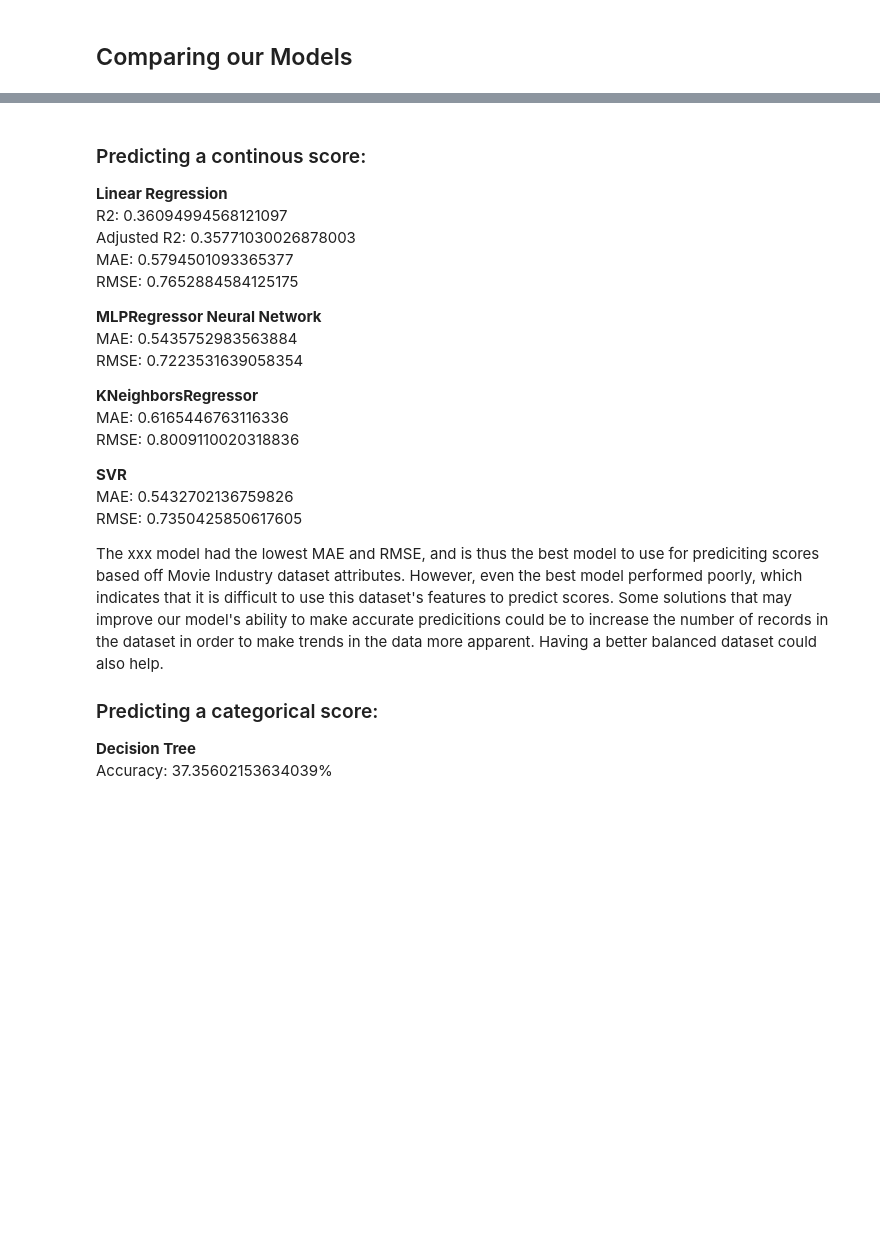
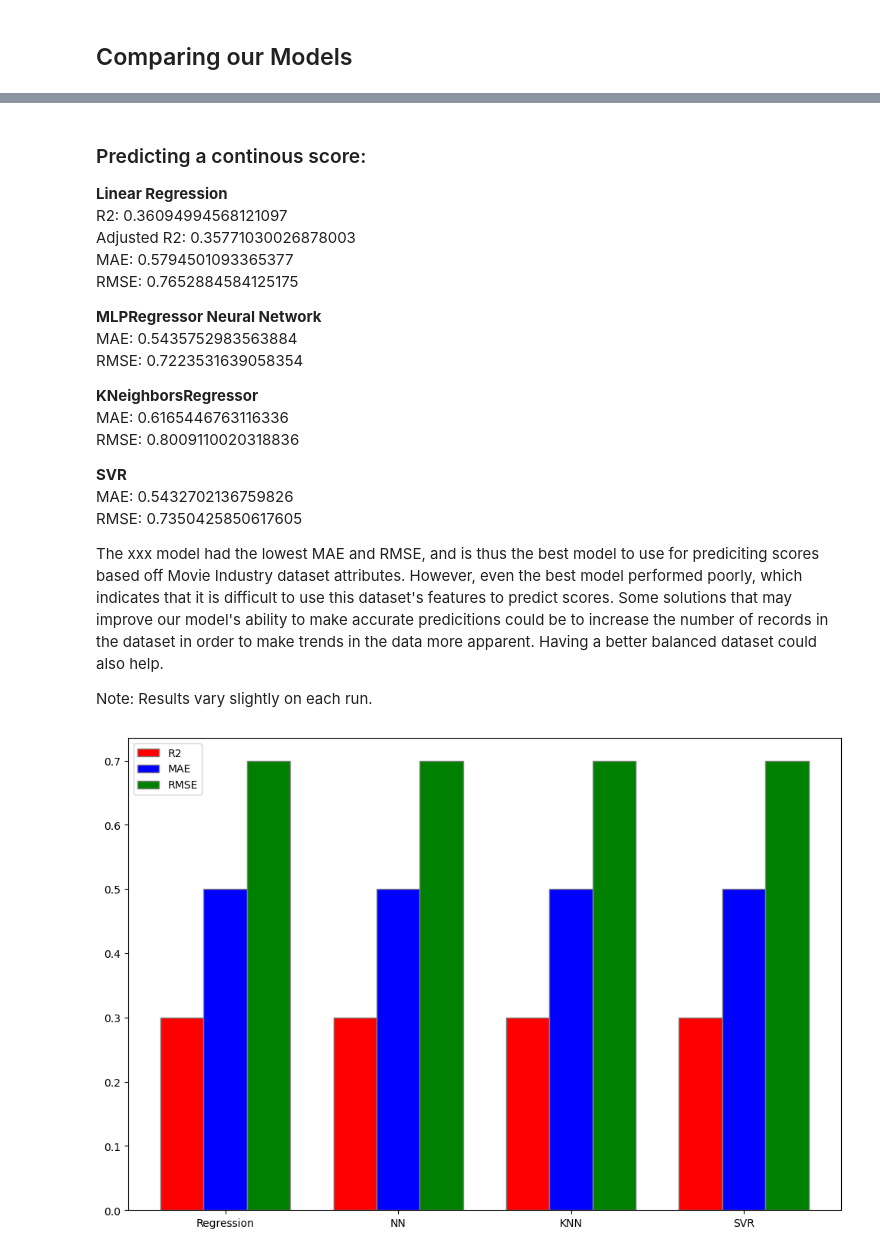
Before and after one commit to ggalicin/cs363m_project, a Jupyter notebook: CS_363M_PROJECT.ipynb, the cells around one changed output, grey strips where cells are left out. Cells and saved outputs as stored; diff of their text form; code cells hidden in the pictures; blank space fills up the shorter version.

```diff
--- a/CS_363M_PROJECT.ipynb
+++ b/CS_363M_PROJECT.ipynb
@@ -592,10 +659,53 @@ RMSE: 0.7350425850617605
 
 The xxx model had the lowest MAE and RMSE, and is thus the best model to use for prediciting scores based off Movie Industry dataset attributes. However, even the best model performed poorly, which indicates that it is difficult to use this dataset's features to predict scores. Some solutions that may improve our model's ability to make accurate predicitions could be to increase the number of records in the dataset in order to make trends in the data more apparent. Having a better balanced dataset could also help.
 
-
-### Predicting a categorical score:
-
-**Decision Tree**
-<br>
-Accuracy: 37.35602153634039%
-<br>
+Note: Results vary slightly on each run.
+# %%
+# set width of bar
+barWidth = 0.25
+fig = plt.subplots(figsize =(12, 8))
+
+# delete later
+r2_reg= 0.3
+r2_nn= 0.3
+r2_knn= 0.3
+r2_svr = 0.3
+mae_reg = 0.5
+mae_nn = 0.5
+mae_knn = 0.5
+mae_svr = 0.5
+rmse_reg = 0.7
+rmse_nn = 0.7
+rmse_knn = 0.7
+rmse_svr = 0.7
+
+# set height of bar
+R2 = [r2_reg, r2_nn, r2_knn, r2_svr]
+# AdjR2 = [12, 30, 1, 8, 22]
+MAE = [mae_reg, mae_nn, mae_knn, mae_svr]
+RMSE = [rmse_reg, rmse_nn, rmse_knn, rmse_svr]
+
+# Set position of bar on X axis
+br1 = np.arange(len(R2))
+br2 = [x + barWidth for x in br1]
+br3 = [x + barWidth for x in br2]
+
+# Make the plot
+plt.bar(br1, R2, color ='r', width = barWidth,
+        edgecolor ='grey', label ='R2')
+# plt.bar(br2, AdjR2, color ='g', width = barWidth,
+#         edgecolor ='grey', label ='AdjR2')
+plt.bar(br2, MAE, color ='b', width = barWidth,
+        edgecolor ='grey', label ='MAE')
+plt.bar(br3, RMSE, color ='g', width = barWidth,
+        edgecolor ='grey', label ='RMSE')
+
+
+# Adding Xticks
+plt.xticks([r + barWidth for r in range(len(R2))],
+        ['Regression', 'NN', 'KNN', 'SVR'])
+
+plt.legend()
+plt.show()
+# %% [output]
+[figure, added]
```
Also changed, not shown: parts of 24 cells of this notebook.
